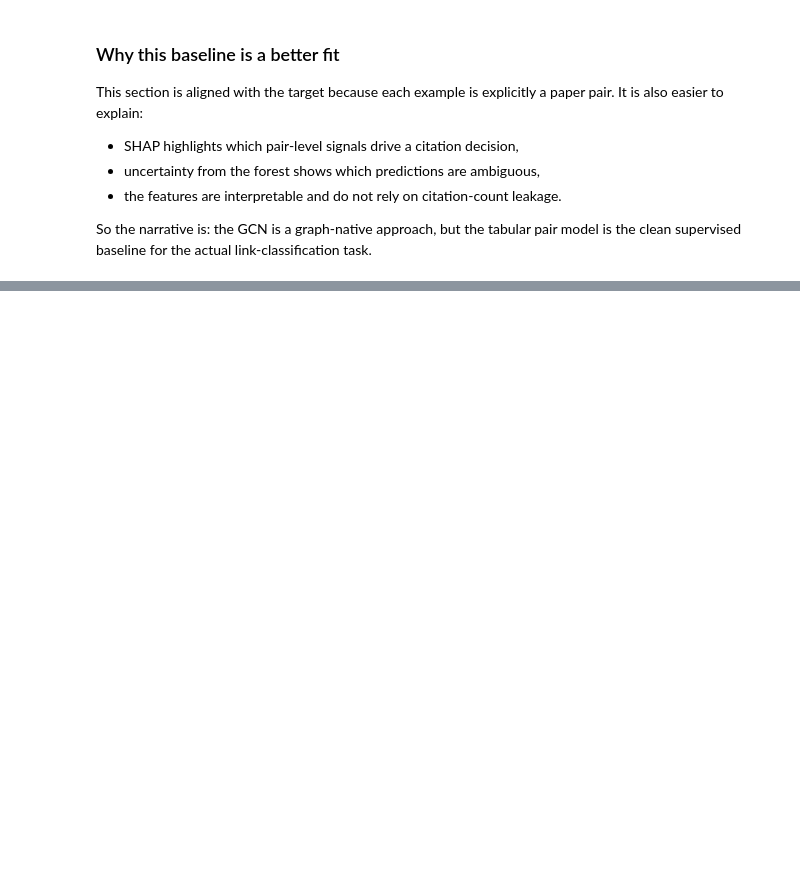
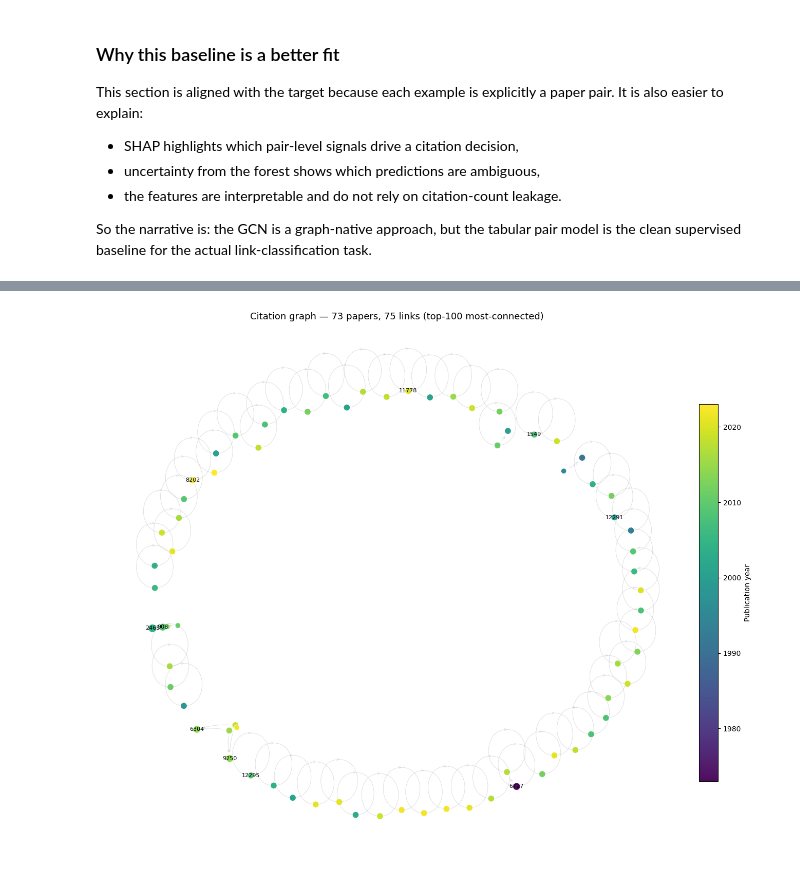
Before and after one commit to ManuCa93/data_project_3, a Jupyter notebook: notebook.ipynb, the cells around one changed output, grey strips where cells are left out. Saved outputs shown, nothing was run; the diff lists cells and outputs as text; code cells hidden in the pictures; blank space fills up the shorter version.

Commit message:
add useful plot at the end

```diff
--- a/notebook.ipynb
+++ b/notebook.ipynb
@@ -3116,3 +3089,87 @@ This section is aligned with the target because each example is explicitly a pap
 - the features are interpretable and do not rely on citation-count leakage.
 
 So the narrative is: the GCN is a graph-native approach, but the tabular pair model is the clean supervised baseline for the actual link-classification task.
+# %%
+import networkx as nx
+import matplotlib.pyplot as plt
+import numpy as np
+
+SEED = 42
+N_NODES = 100
+
+# --- 1. Pick the 100 most-connected papers (in + out degree combined) ---
+edges_arr = edge_df[['src_idx', 'dst_idx']].to_numpy()
+
+# Count appearances on either end
+all_endpoints = np.concatenate([edges_arr[:, 0], edges_arr[:, 1]])
+unique, counts = np.unique(all_endpoints, return_counts=True)
+order = np.argsort(-counts)  # descending
+
+selected = set(unique[order[:N_NODES]].tolist())
+
+# Keep edges whose BOTH endpoints are in the sample
+mask = np.isin(edges_arr[:, 0], list(selected)) & np.isin(edges_arr[:, 1], list(selected))
+sub_edges = edges_arr[mask]
+
+# --- 2. Build directed graph ---
+G = nx.DiGraph()
+G.add_nodes_from(selected)
+G.add_edges_from(sub_edges.tolist())
+
+# Drop isolated nodes (no edges to other sampled nodes) so the plot stays clean
+G.remove_nodes_from([n for n in list(G.nodes()) if G.degree(n) == 0])
+
+print(f"Subgraph: {G.number_of_nodes()} nodes, {G.number_of_edges()} citation links")
+
+# --- 3. Visual encoding ---
+nodes_list = list(G.nodes())
+if 'year' in node_df.columns:
+    node_years = node_df.set_index('node_idx').loc[nodes_list, 'year'].to_numpy()
+else:
+    node_years = None
+
+in_deg = np.array([G.in_degree(n) for n in nodes_list])
+node_sizes = 60 + in_deg * 25
+
+# --- 4. Plot ---
+fig, ax = plt.subplots(figsize=(14, 11))
+pos = nx.spring_layout(G, seed=SEED, k=1.2 / np.sqrt(max(G.number_of_nodes(), 1)), iterations=150)
+
+nx.draw_networkx_edges(
+    G, pos, ax=ax,
+    edge_color='#999', alpha=0.35, width=0.6,
+    arrows=True, arrowsize=7, arrowstyle='->',
+    connectionstyle='arc3,rad=0.1',
+)
+
+nodes_drawn = nx.draw_networkx_nodes(
+    G, pos, ax=ax,
+    nodelist=nodes_list,
+    node_size=node_sizes,
+    node_color=node_years if node_years is not None else '#1f77b4',
+    cmap='viridis',
+    edgecolors='white', linewidths=0.8,
+    alpha=0.95,
+)
+
+# Label only the top 10 most-cited papers
+top_nodes = sorted(nodes_list, key=lambda n: G.in_degree(n), reverse=True)[:10]
+nx.draw_networkx_labels(
+    G, pos, ax=ax,
+    labels={n: str(n) for n in top_nodes},
+    font_size=8,
+)
+
+if node_years is not None:
+    cbar = plt.colorbar(nodes_drawn, ax=ax, shrink=0.7, pad=0.01)
+    cbar.set_label('Publication year')
+
+ax.set_title(
+    f"Citation graph — {G.number_of_nodes()} papers, {G.number_of_edges()} links "
+    f"(top-{N_NODES} most-connected)",
+    fontsize=13,
+)
+ax.set_axis_off()
+plt.tight_layout()
+plt.show()
+# %% [output]
@@ -3118,0 +3177 @@ So the narrative is: the GCN is a graph-native approach, but the tabular pair mo
+[figure, added]
```
Also changed, not shown: parts of 29 cells of this notebook.
